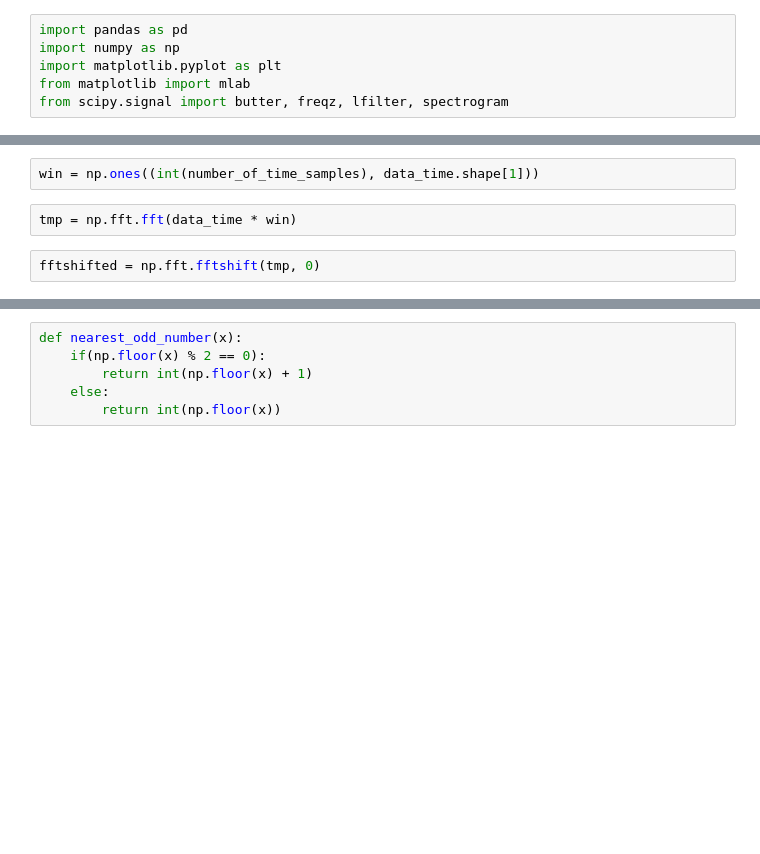
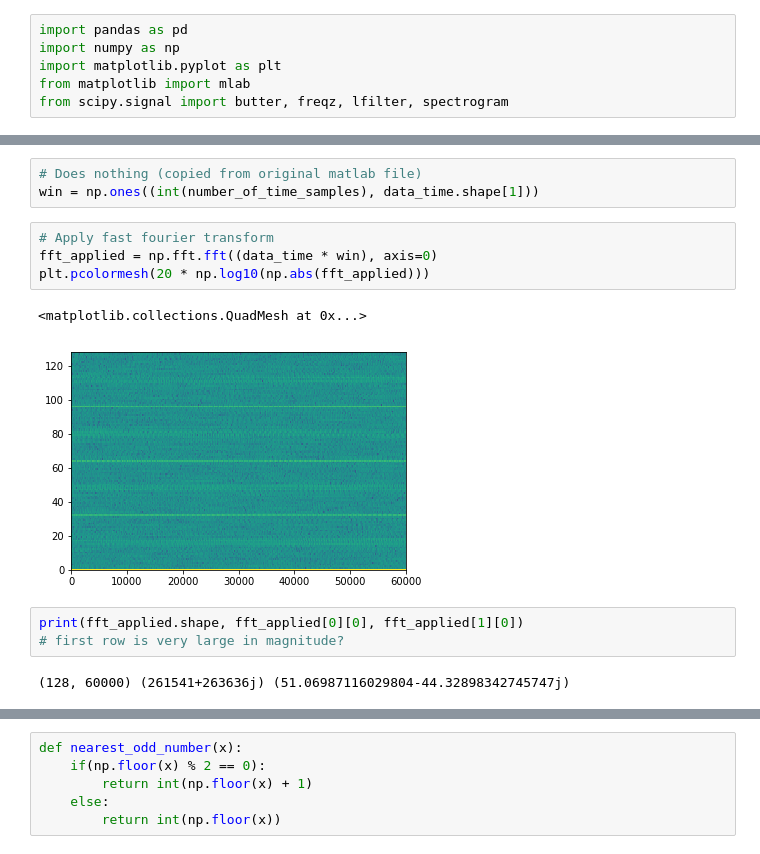
Before and after one commit to Andrew-Mackay/Adapting-the-WaveNet-Deep-Learning-Model-for-RADAR-Classification, a Jupyter notebook: notebooks/spectrogram_test.ipynb, the cells around one changed output, grey strips where cells are left out. Saved outputs shown, nothing was run; the diff lists cells and outputs as text; blank space fills up the shorter version.

```diff
--- a/notebooks/spectrogram_test.ipynb
+++ b/notebooks/spectrogram_test.ipynb
@@ -29,6 +43,15 @@ data_time = np.reshape(data, (int(number_of_time_samples), int(number_of_chirps)
 # %%
+# Does nothing (copied from original matlab file)
 win = np.ones((int(number_of_time_samples), data_time.shape[1]))
-# %%
-tmp = np.fft.fft(data_time * win)
-# %%
-fftshifted = np.fft.fftshift(tmp, 0)
+# %%
+# Apply fast fourier transform
+fft_applied = np.fft.fft((data_time * win), axis=0)
+plt.pcolormesh(20 * np.log10(np.abs(fft_applied)))
+# %% [output]
+<matplotlib.collections.QuadMesh at 0x...>
+[figure, added]
+# %%
+print(fft_applied.shape, fft_applied[0][0], fft_applied[1][0])
+# first row is very large in magnitude?
+# %% [output]
+(128, 60000) (261541+263636j) (51.06987116029804-44.32898342745747j)
```
Also changed, not shown: parts of 28 cells of this notebook, 1 other file.
